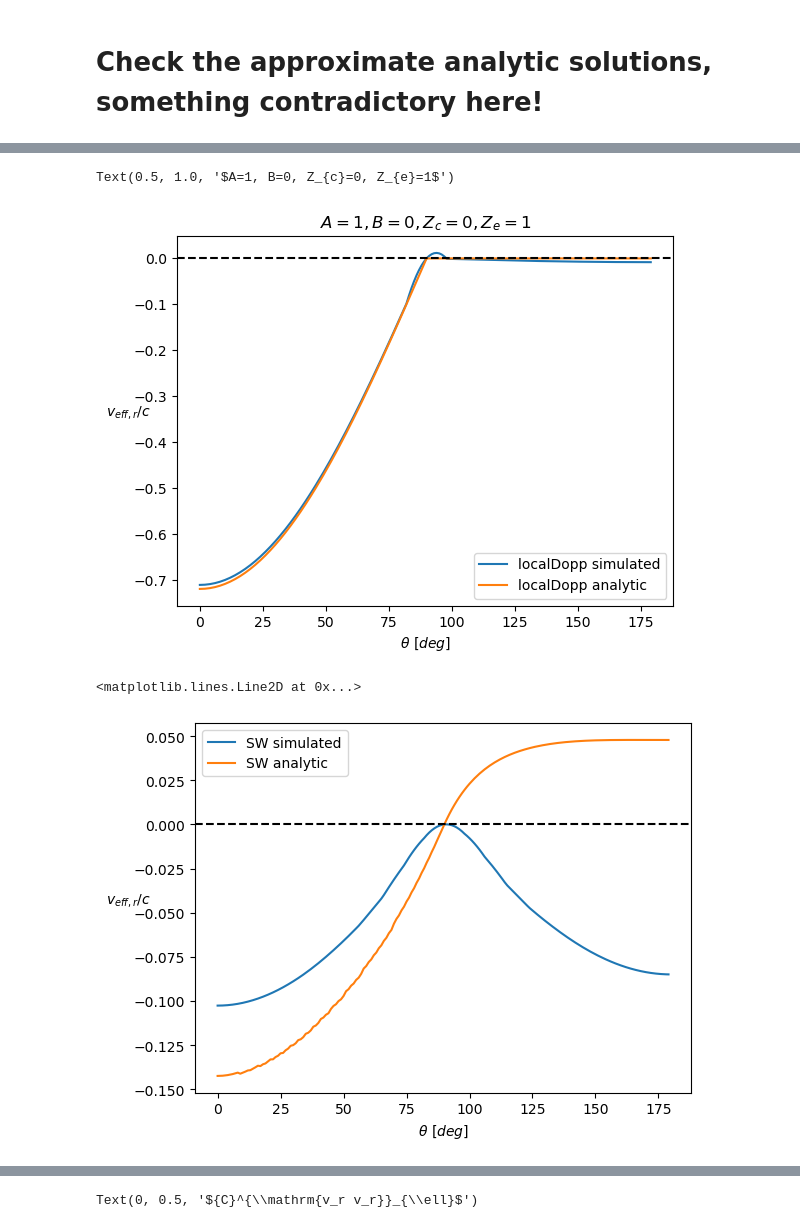
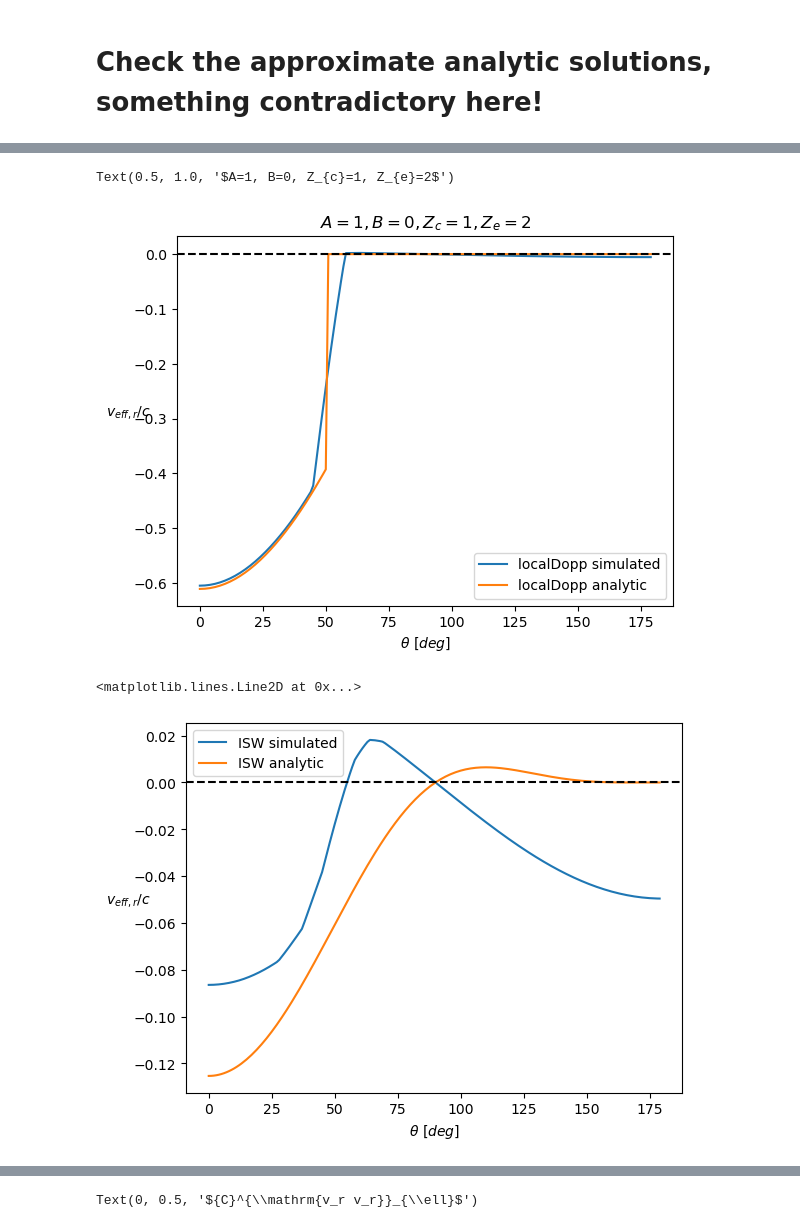
Before and after one commit to catketchup/ReCCO, a Jupyter notebook: code/Pylian_test.ipynb, the cells around one changed output, grey strips where cells are left out. Drawn from its saved outputs; the diff is of its cells as text; code cells hidden in the pictures.

```diff
--- a/code/Pylian_test.ipynb
+++ b/code/Pylian_test.ipynb
@@ -204,7 +204,7 @@ z_c = param.z_c
 A = 1
 B = 0
 direction = 'z'
-z_c = 0
+z_c = 1
 x_c = remote_spectra.chifromz(z_c) #Mpc
 r_H = param.r_H #Mpc
 
@@ -318,7 +318,7 @@ if 0:
 # %% [markdown]
 # Choose the Ze of remote dipole field
 # %%
-Z_e = 1
+Z_e = 2
 a_e = 1/(1+Z_e)
 # sampling k modes
 ks = kszpsz_config.kaux #1/Mpc
@@ -951,26 +951,26 @@ plt.legend()
 plt.axhline(y=0, c='k', linestyle='--')
 plt.title(r'$A=%s, B=%s, Z_{c}=%s, Z_{e}=%s$'%(A, B, z_c, Z_e))
 # %% [output]
-Text(0.5, 1.0, '$A=1, B=0, Z_{c}=0, Z_{e}=1$')
+Text(0.5, 1.0, '$A=1, B=0, Z_{c}=1, Z_{e}=2$')
-[figure, old version]
+[figure, new version]
 # %%
 import bubble_collision as bc
 importlib.reload(bc)
 
 BC = bc.BubbleCollision_Veff(A, B, z_c, Z_e, Omega_b, Omega_c, w, wa, Omega_K, h)
 
 theta_e_deg = np.arange(0,180,1)
 theta_e = theta_e_deg* pi / 180.0
 
-plt.plot(theta_e_deg, V_eff_ISW_radial_chi_test, label='SW simulated')
-plt.plot(theta_e_deg, BC.Approx_Veff_ISW_radial(theta_e), label='SW analytic')
+plt.plot(theta_e_deg, V_eff_ISW_radial_chi_test, label='ISW simulated')
+plt.plot(theta_e_deg, BC.Approx_Veff_ISW_radial(theta_e), label='ISW analytic')
 plt.xlabel(r'$\theta\ [deg]$')
 plt.ylabel(r'$v_{eff, r}/c$', rotation=0)
 plt.legend()
 plt.axhline(y=0, c='k', linestyle='--')
 # %% [output]
 <matplotlib.lines.Line2D at 0x...>
-[figure, old version]
+[figure, new version]
 # %%
 import bubble_collision as bc
 importlib.reload(bc)
```
Also changed, not shown: parts of 20 cells of this notebook, 1 other file.
